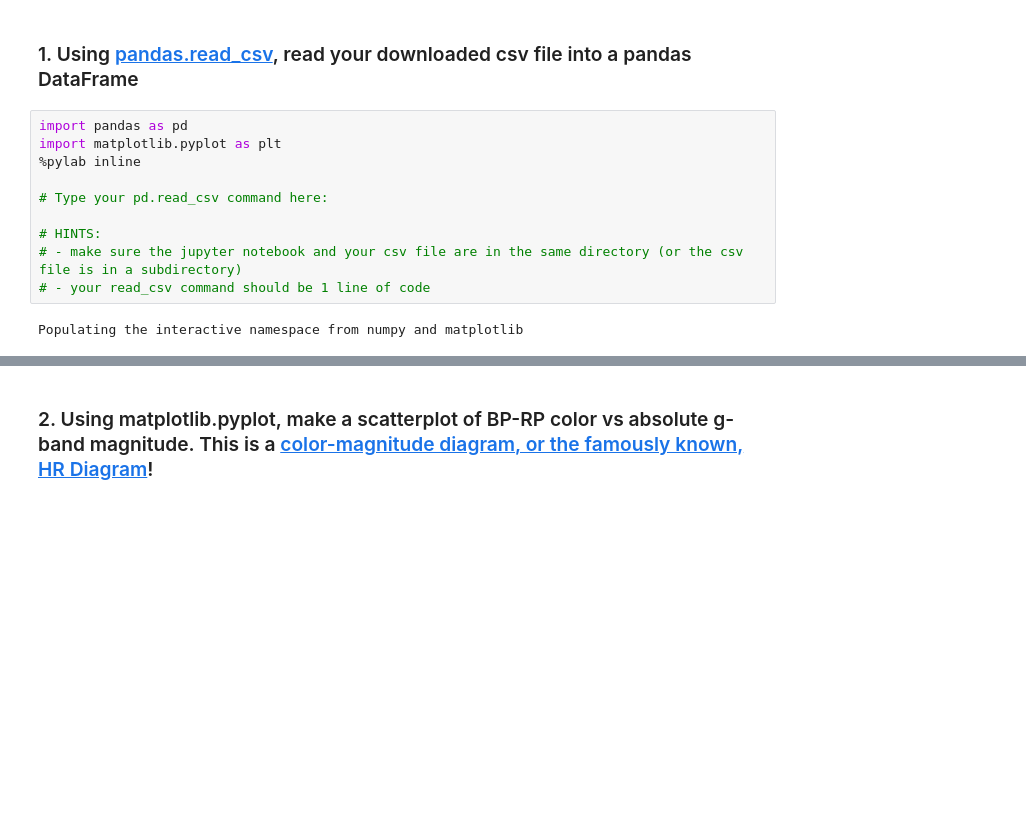
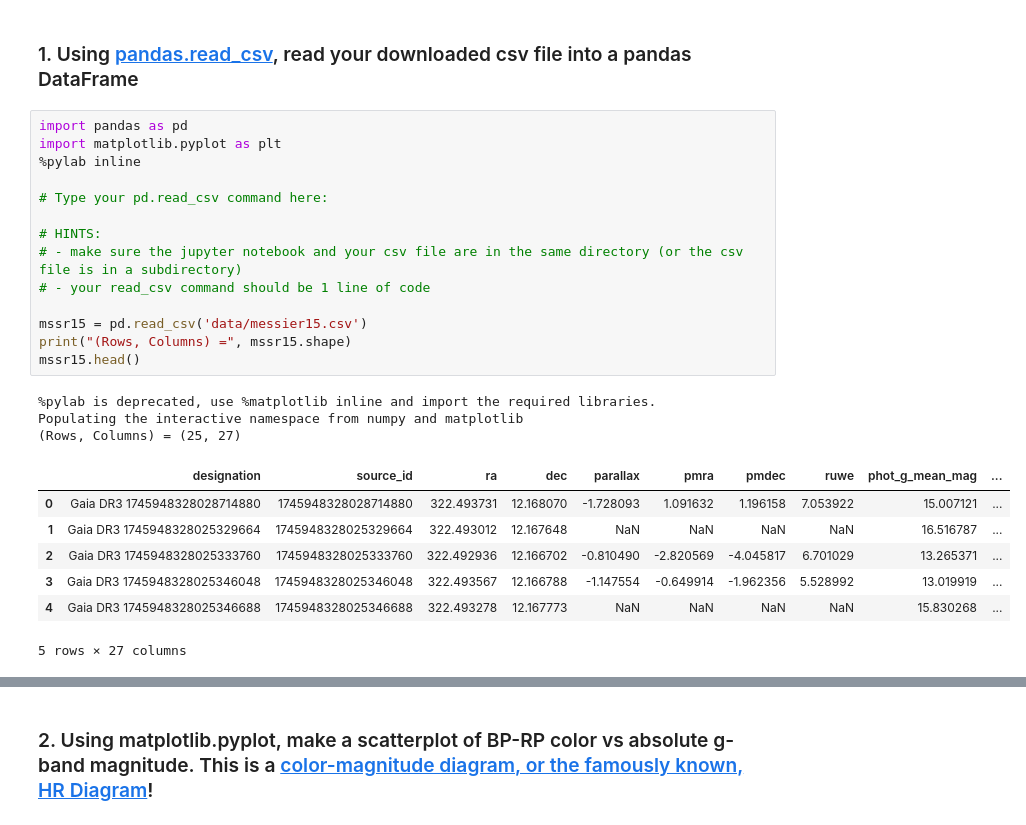
Before and after one commit to howardisaacson/Intro-to-Astro2024, a Jupyter notebook: Week4_TESS_Gaia/GaiaTutorialAssignment.ipynb, the cells around one changed output, grey strips where cells are left out. Cells and saved outputs as stored; diff of their text form; blank space fills up the shorter version.

```diff
--- a/Week4_TESS_Gaia/GaiaTutorialAssignment.ipynb
+++ b/Week4_TESS_Gaia/GaiaTutorialAssignment.ipynb
@@ -306,12 +306,25 @@ closest100.head()
 # %%
 import pandas as pd
 import matplotlib.pyplot as plt
 %pylab inline
 
 # Type your pd.read_csv command here:
 
 # HINTS:
 # - make sure the jupyter notebook and your csv file are in the same directory (or the csv file is in a subdirectory)
 # - your read_csv command should be 1 line of code
+
+mssr15 = pd.read_csv('data/messier15.csv')
+print("(Rows, Columns) =", mssr15.shape)
+mssr15.head()
 # %% [output]
+%pylab is deprecated, use %matplotlib inline and import the required libraries.
 Populating the interactive namespace from numpy and matplotlib
+(Rows, Columns) = (25, 27)
+|  | designation | source_id | ra | dec | parallax | pmra | pmdec | ruwe | phot_g_mean_mag | ... |
+| 0 | Gaia DR3 1745948328028714880 | 1745948328028714880 | 322.493731 | 12.168070 | -1.728093 | 1.091632 | 1.196158 | 7.053922 | 15.007121 | ... |
+| 1 | Gaia DR3 1745948328025329664 | 1745948328025329664 | 322.493012 | 12.167648 | NaN | NaN | NaN | NaN | 16.516787 | ... |
+| 2 | Gaia DR3 1745948328025333760 | 1745948328025333760 | 322.492936 | 12.166702 | -0.810490 | -2.820569 | -4.045817 | 6.701029 | 13.265371 | ... |
+| 3 | Gaia DR3 1745948328025346048 | 1745948328025346048 | 322.493567 | 12.166788 | -1.147554 | -0.649914 | -1.962356 | 5.528992 | 13.019919 | ... |
+| 4 | Gaia DR3 1745948328025346688 | 1745948328025346688 | 322.493278 | 12.167773 | NaN | NaN | NaN | NaN | 15.830268 | ... |
+5 rows × 27 columns
```
Also changed, not shown: parts of 4 cells of this notebook, 1 other file.
